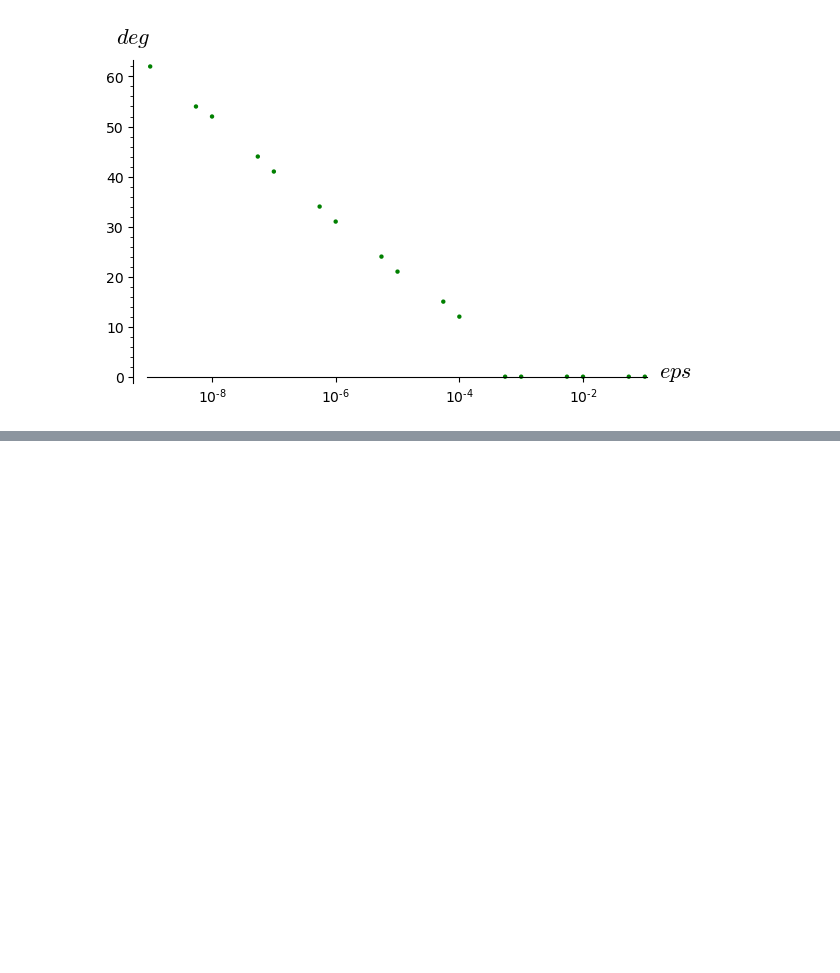
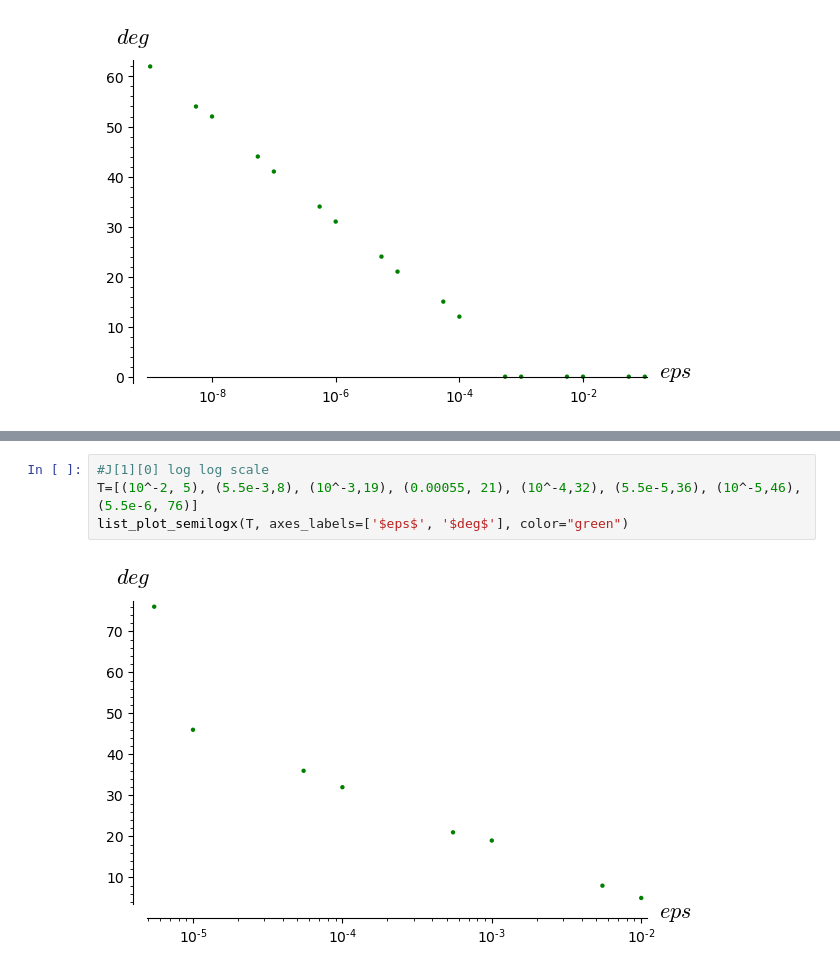
Before and after one commit to allisonfitisone/Qualifying-Files, a Jupyter notebook: Epsilon and Degree.ipynb, the cells around one changed output, grey strips where cells are left out. Cells and saved outputs as stored; diff of their text form; blank space fills up the shorter version.

```diff
--- a/Epsilon and Degree.ipynb
+++ b/Epsilon and Degree.ipynb
@@ -72,0 +73,6 @@ list_plot(T, scale='loglog', axes_labels=['$eps$', '$deg$'], color="green")
+# %%
+#J[1][0] log log scale
+T=[(10^-2, 5), (5.5e-3,8), (10^-3,19), (0.00055, 21), (10^-4,32), (5.5e-5,36), (10^-5,46), (5.5e-6, 76)]
+list_plot_semilogx(T, axes_labels=['$eps$', '$deg$'], color="green")
+# %% [output]
+[figure, added]
```
Also changed, not shown: parts of 1 cell of this notebook.
